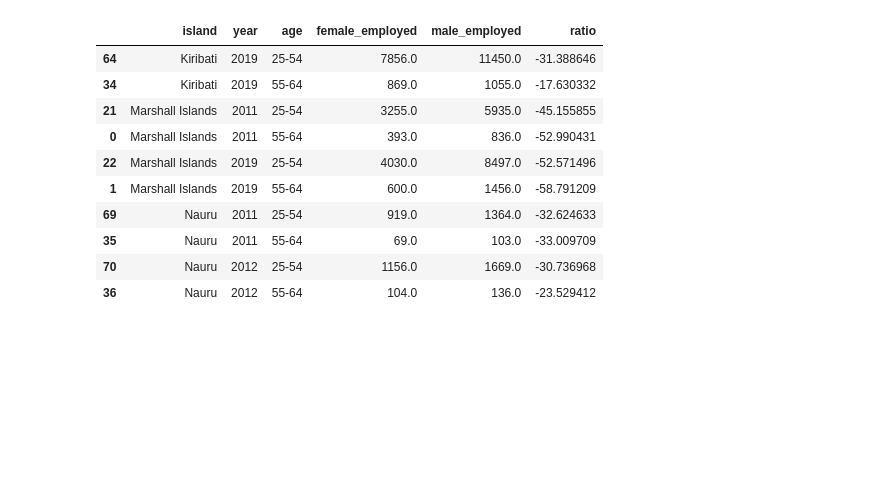
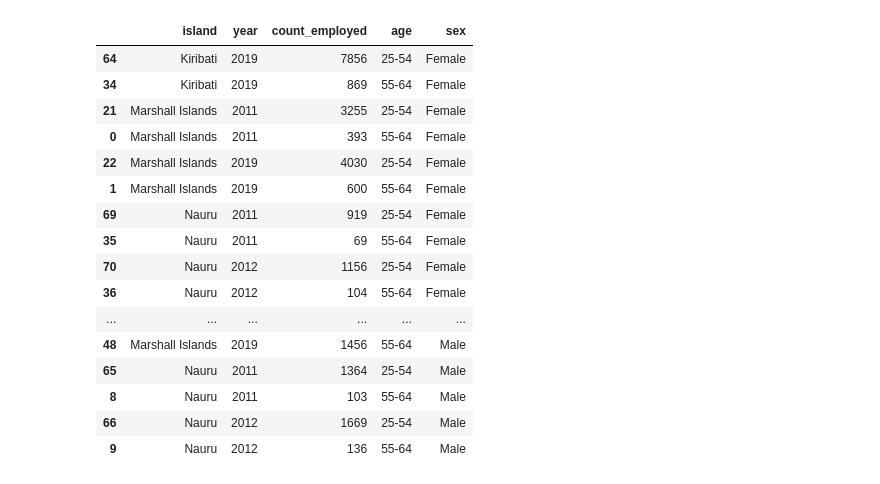
Before and after one commit to JosephBARBIERDARNAL/pacific-data-challenge, a Jupyter notebook: employed/sandbox.ipynb, the cells around one changed output. Saved outputs shown, nothing was run; the diff lists cells and outputs as text; code cells hidden in the pictures; blank space fills up the shorter version.

```diff
--- a/employed/sandbox.ipynb
+++ b/employed/sandbox.ipynb
@@ -1,29 +1,35 @@
 # %%
 import pandas as pd
 
 df = pd.read_csv("employed.csv")
 df.rename(columns={'Pacific Island Countries and territories':'island'}, inplace=True)
 df = df[["island", "TIME_PERIOD", "OBS_VALUE", "Age", "Sex", "DISABILITY"]]
 df.columns = ["island", "year", "count_employed", "age", "sex", "disability"]
 df = df[df["age"].isin(["55-64", "25-54"])]
 df = df[df["disability"]=="_T"]
 df.sort_values(by=["sex", "island", "year", "age"], inplace=True)
-
-df.loc[df["sex"]=="Female", "female_employed"] = df.loc[df["sex"]=="Female", "count_employed"]
-df.loc[df["sex"]=="Female", "male_employed"] = df.loc[df["sex"]=="Male", "count_employed"].to_list()
-df = df.loc[df["sex"]=="Female"]
-df.drop(columns=["sex", "disability", "count_employed"], inplace=True)
-df["ratio"] = (df["female_employed"]-df["male_employed"])/df["male_employed"] *100
-df.to_csv()
+df.drop(columns="disability", inplace=True)
+df
+# df.loc[df["sex"]=="Female", "female_employed"] = df.loc[df["sex"]=="Female", "count_employed"]
+# df.loc[df["sex"]=="Female", "male_employed"] = df.loc[df["sex"]=="Male", "count_employed"].to_list()
+# df = df.loc[df["sex"]=="Female"]
+# df.drop(columns=["sex", "disability", "count_employed"], inplace=True)
+# df["ratio"] = (df["female_employed"]-df["male_employed"])/df["male_employed"] *100
 # %% [output]
-|  | island | year | age | female_employed | male_employed | ratio |
-| 64 | Kiribati | 2019 | 25-54 | 7856.0 | 11450.0 | -31.388646 |
-| 34 | Kiribati | 2019 | 55-64 | 869.0 | 1055.0 | -17.630332 |
-| 21 | Marshall Islands | 2011 | 25-54 | 3255.0 | 5935.0 | -45.155855 |
-| 0 | Marshall Islands | 2011 | 55-64 | 393.0 | 836.0 | -52.990431 |
-| 22 | Marshall Islands | 2019 | 25-54 | 4030.0 | 8497.0 | -52.571496 |
-| 1 | Marshall Islands | 2019 | 55-64 | 600.0 | 1456.0 | -58.791209 |
-| 69 | Nauru | 2011 | 25-54 | 919.0 | 1364.0 | -32.624633 |
-| 35 | Nauru | 2011 | 55-64 | 69.0 | 103.0 | -33.009709 |
-| 70 | Nauru | 2012 | 25-54 | 1156.0 | 1669.0 | -30.736968 |
-| 36 | Nauru | 2012 | 55-64 | 104.0 | 136.0 | -23.529412 |
+|  | island | year | count_employed | age | sex |
+| 64 | Kiribati | 2019 | 7856 | 25-54 | Female |
+| 34 | Kiribati | 2019 | 869 | 55-64 | Female |
+| 21 | Marshall Islands | 2011 | 3255 | 25-54 | Female |
+| 0 | Marshall Islands | 2011 | 393 | 55-64 | Female |
+| 22 | Marshall Islands | 2019 | 4030 | 25-54 | Female |
+| 1 | Marshall Islands | 2019 | 600 | 55-64 | Female |
+| 69 | Nauru | 2011 | 919 | 25-54 | Female |
+| 35 | Nauru | 2011 | 69 | 55-64 | Female |
+| 70 | Nauru | 2012 | 1156 | 25-54 | Female |
+| 36 | Nauru | 2012 | 104 | 55-64 | Female |
+| ... | ... | ... | ... | ... | ... |
+| 48 | Marshall Islands | 2019 | 1456 | 55-64 | Male |
+| 65 | Nauru | 2011 | 1364 | 25-54 | Male |
+| 8 | Nauru | 2011 | 103 | 55-64 | Male |
+| 66 | Nauru | 2012 | 1669 | 25-54 | Male |
+| 9 | Nauru | 2012 | 136 | 55-64 | Male |
```
Also changed, not shown: 6 other files.
